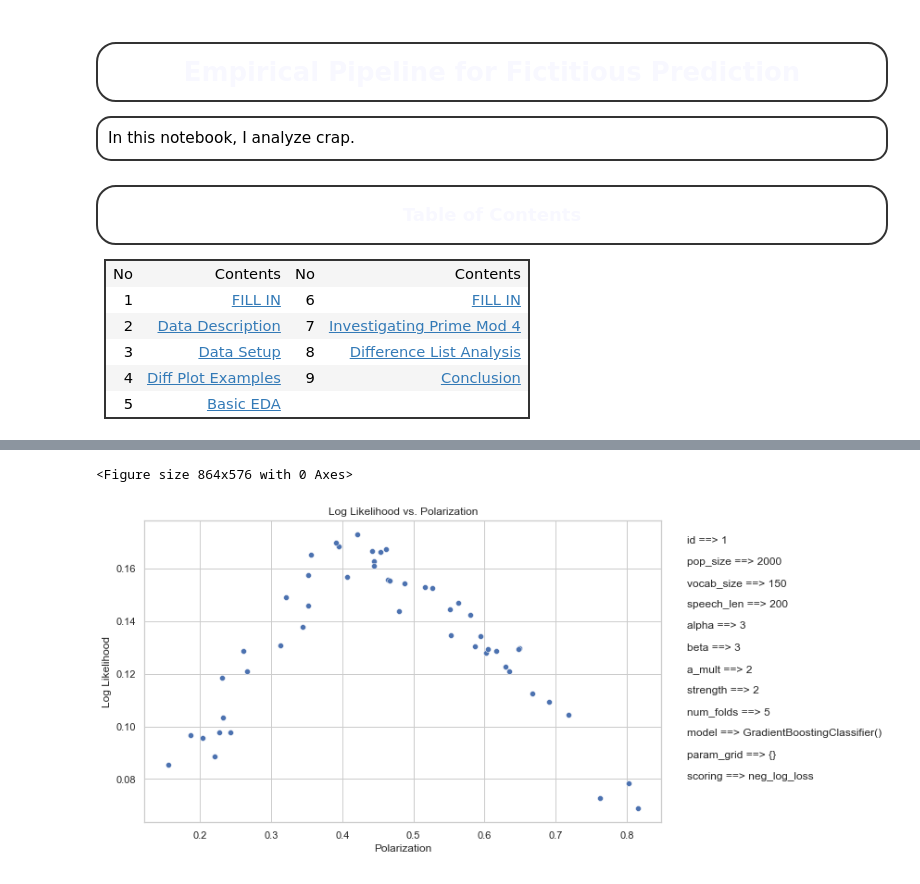
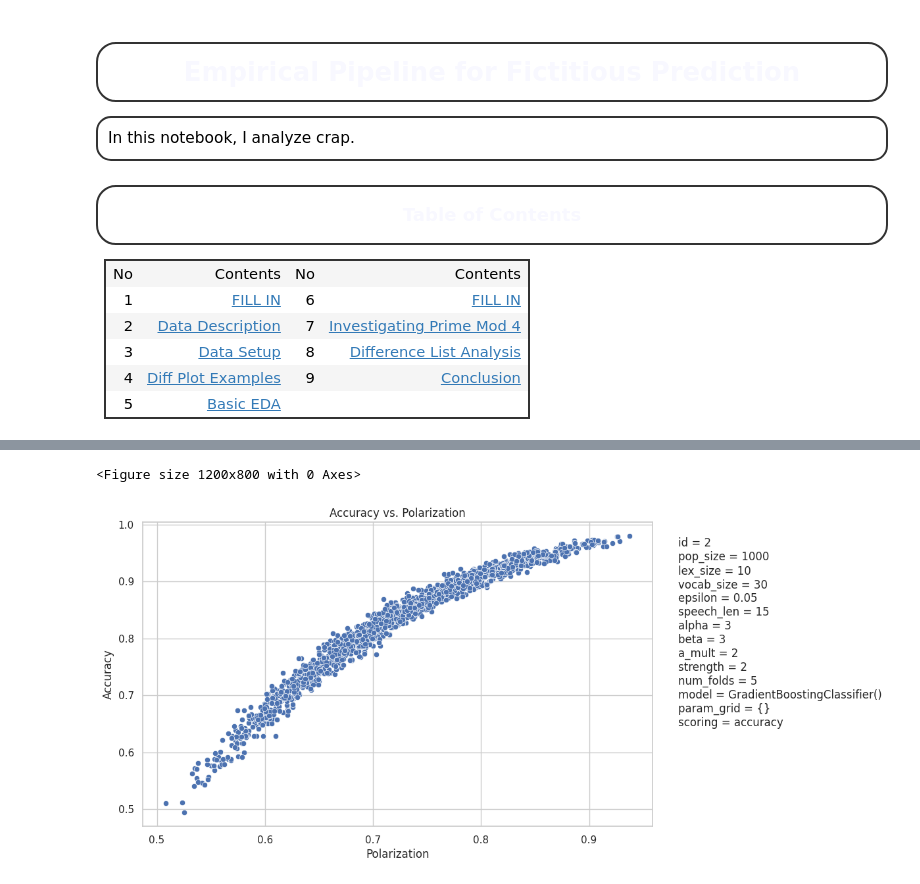
Before and after one commit to jcheigh/fictitious-prediction, a Jupyter notebook: src/analysis.ipynb, the cells around one changed output, grey strips where cells are left out. Cells and saved outputs as stored; diff of their text form; code cells hidden in the pictures.

```diff
--- a/src/analysis.ipynb
+++ b/src/analysis.ipynb
@@ -116,7 +116,7 @@ def plot(dataframe, x='rho', y='score', title=None, savefig=False, plot_desc=Non
 
     # 5) Create a box with other parameters
     other_params = df.drop(['rho', 'score'], axis=1).iloc[0].to_dict()
-    textstr = '\n\n'.join([f"{key} ==> {val}" for key, val in other_params.items()])
+    textstr = '\n'.join([f"{key} = {val}" for key, val in other_params.items()])
     props = dict(boxstyle='round', facecolor='white', alpha=0.5)
     ax.text(1.05, 0.95, textstr, transform=ax.transAxes, fontsize=12,
             verticalalignment='top', bbox=props)
@@ -203,6 +125,9 @@ plot(data)
-# %%
-data = df[df['id'] == 1]
-plot(data)
-# %% [output]
-<Figure size 864x576 with 0 Axes>
-[figure, removed]
+# %%
+acc = df[df['id'] == 2]
+bce = df[df['id'] == 1]
+bce_large = df[df['id'] == 4]
+
+plot(acc)
+# %% [output]
+<Figure size 1200x800 with 0 Axes>
+[figure, added]
```
Also changed, not shown: parts of 16 cells of this notebook, 7 other files.
